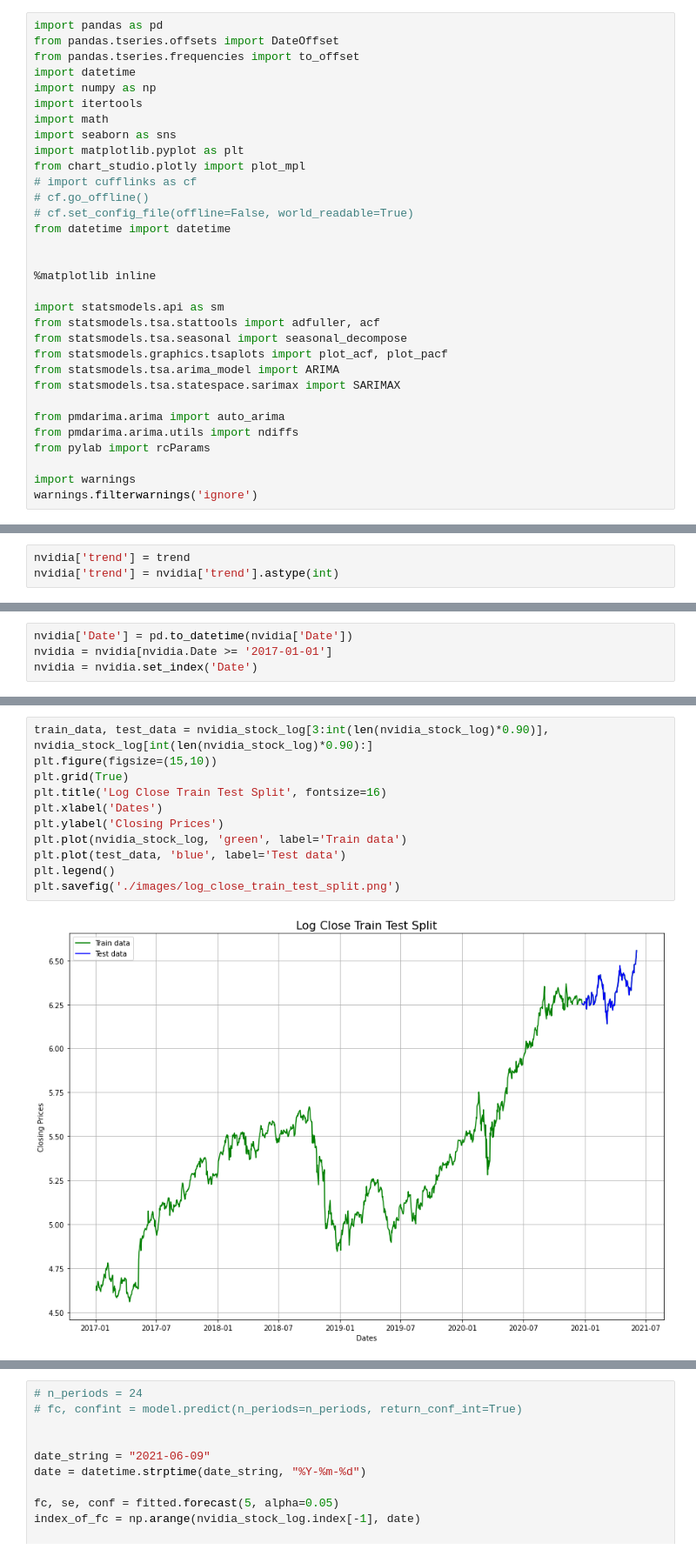
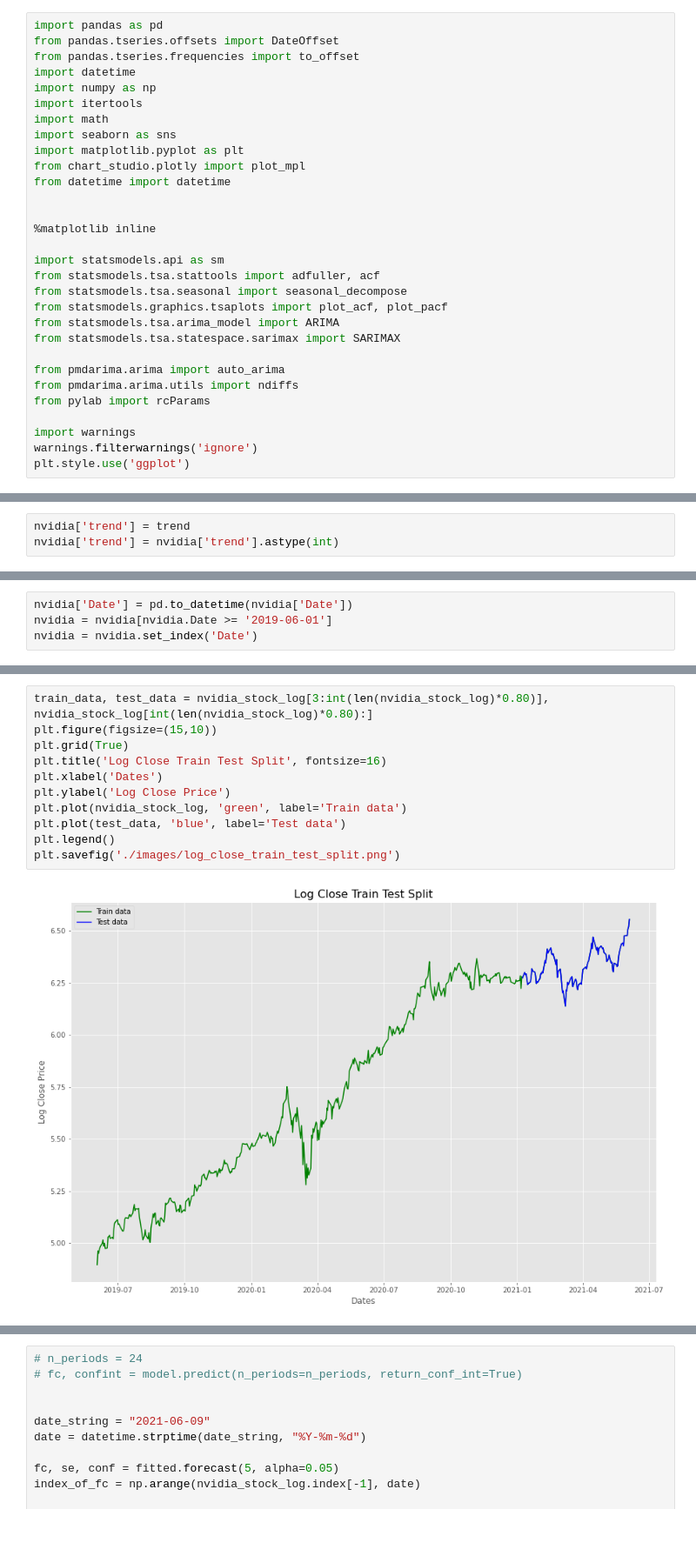
Before and after one commit to jayce7376/Nvidia_Stock_Prediction, a Jupyter notebook: notebook.ipynb, the cells around one changed output, grey strips where cells are left out. Shown at 87% size. Saved outputs shown, nothing was run; the diff lists cells and outputs as text; blank space fills up the shorter version.

```diff
--- a/notebook.ipynb
+++ b/notebook.ipynb
@@ -9,9 +9,6 @@ import math
 import seaborn as sns
 import matplotlib.pyplot as plt
 from chart_studio.plotly import plot_mpl
-# import cufflinks as cf
-# cf.go_offline()
-# cf.set_config_file(offline=False, world_readable=True)
 from datetime import datetime
 
 
@@ -30,6 +27,7 @@ from pylab import rcParams
 
 import warnings
 warnings.filterwarnings('ignore')
+plt.style.use('ggplot')
 # %%
 nvidia = pd.read_csv('./data/Nvidia_history.csv')
 amd = pd.read_csv('./data/AMD_stock_price_history.csv')
@@ -146,4 +128,4 @@ nvidia
 # %%
 nvidia['Date'] = pd.to_datetime(nvidia['Date'])
-nvidia = nvidia[nvidia.Date >= '2017-01-01']
+nvidia = nvidia[nvidia.Date >= '2019-06-01']
 nvidia = nvidia.set_index('Date')
@@ -239,16 +236,16 @@ fig.savefig('./images/close_dcompose.png')
 # %%
-train_data, test_data = nvidia_stock_log[3:int(len(nvidia_stock_log)*0.90)], nvidia_stock_log[int(len(nvidia_stock_log)*0.90):]
+train_data, test_data = nvidia_stock_log[3:int(len(nvidia_stock_log)*0.80)], nvidia_stock_log[int(len(nvidia_stock_log)*0.80):]
 plt.figure(figsize=(15,10))
 plt.grid(True)
 plt.title('Log Close Train Test Split', fontsize=16)
 plt.xlabel('Dates')
-plt.ylabel('Closing Prices')
+plt.ylabel('Log Close Price')
 plt.plot(nvidia_stock_log, 'green', label='Train data')
 plt.plot(test_data, 'blue', label='Test data')
 plt.legend()
 plt.savefig('./images/log_close_train_test_split.png')
 # %% [output]
-[figure, old version]
+[figure, new version]
 # %%
 model_autoARIMA = auto_arima(train_data, start_p=0, start_q=0,
                       test='adf',       # use adftest to find             optimal 'd'
```
Also changed, not shown: parts of 19 cells of this notebook, 10 other files.
